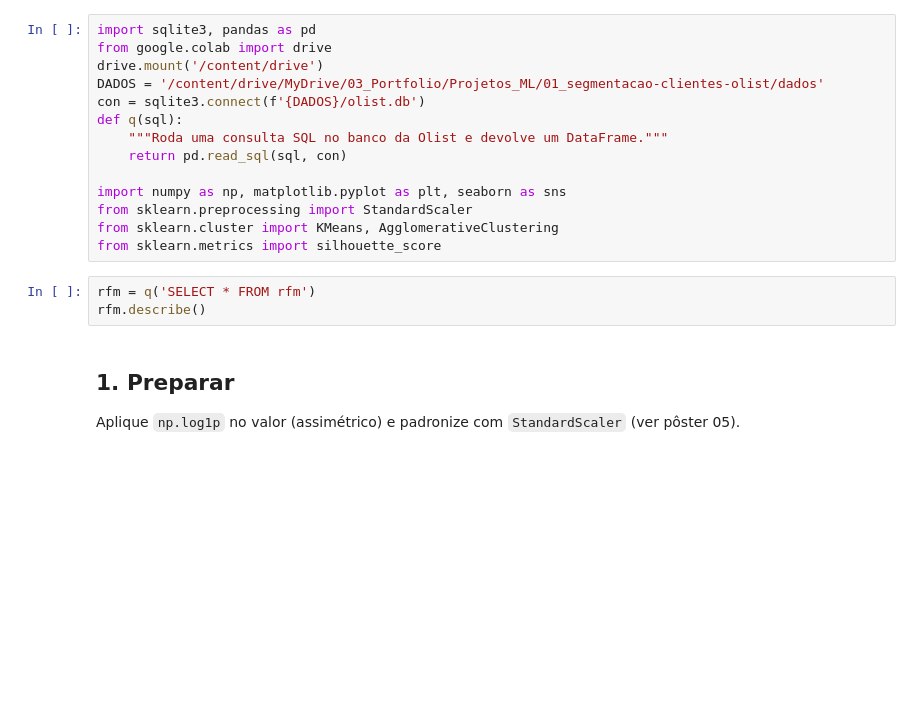
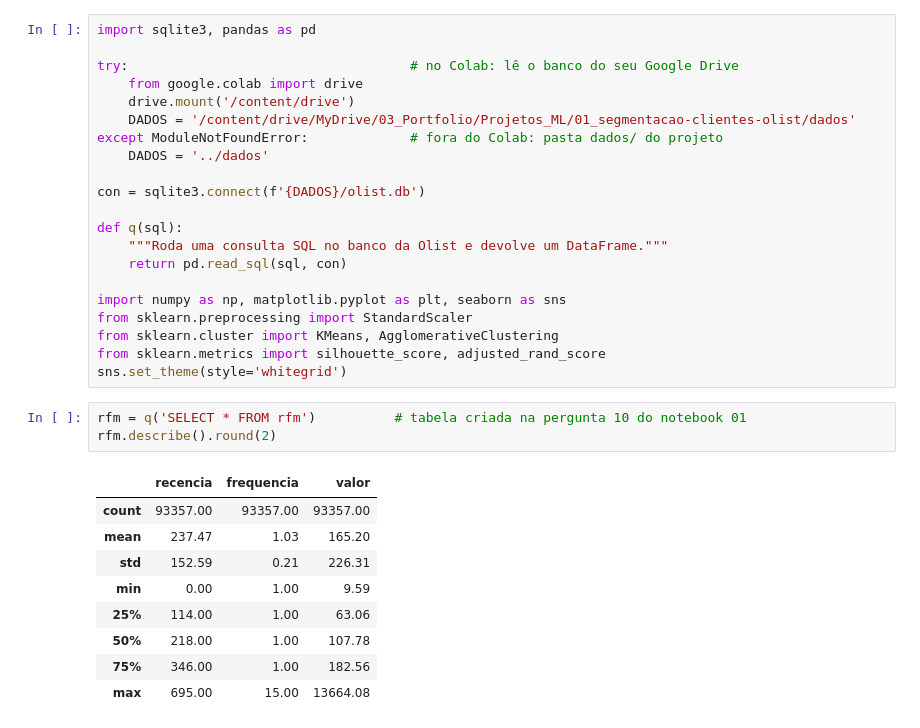
Before and after one commit to jessicapmartins/segmentacao-clientes-olist, a Jupyter notebook: notebooks/03_segmentacao_kmeans.ipynb, the cells around one changed output. Drawn from its saved outputs; the diff is of its cells as text; blank space fills up the shorter version.

```diff
--- a/notebooks/03_segmentacao_kmeans.ipynb
+++ b/notebooks/03_segmentacao_kmeans.ipynb
@@ -8,9 +8,15 @@
 # %%
 import sqlite3, pandas as pd
-from google.colab import drive
-drive.mount('/content/drive')
-DADOS = '/content/drive/MyDrive/03_Portfolio/Projetos_ML/01_segmentacao-clientes-olist/dados'
+
+try:                                    # no Colab: lê o banco do seu Google Drive
+    from google.colab import drive
+    drive.mount('/content/drive')
+    DADOS = '/content/drive/MyDrive/03_Portfolio/Projetos_ML/01_segmentacao-clientes-olist/dados'
+except ModuleNotFoundError:             # fora do Colab: pasta dados/ do projeto
+    DADOS = '../dados'
+
 con = sqlite3.connect(f'{DADOS}/olist.db')
+
 def q(sql):
     """Roda uma consulta SQL no banco da Olist e devolve um DataFrame."""
     return pd.read_sql(sql, con)
@@ -18,10 +24,18 @@ def q(sql):
 import numpy as np, matplotlib.pyplot as plt, seaborn as sns
 from sklearn.preprocessing import StandardScaler
 from sklearn.cluster import KMeans, AgglomerativeClustering
-from sklearn.metrics import silhouette_score
+from sklearn.metrics import silhouette_score, adjusted_rand_score
+sns.set_theme(style='whitegrid')
 # %%
-rfm = q('SELECT * FROM rfm')
-rfm.describe()
+rfm = q('SELECT * FROM rfm')          # tabela criada na pergunta 10 do notebook 01
+rfm.describe().round(2)
+# %% [output]
+|  | recencia | frequencia | valor |
+| count | 93357.00 | 93357.00 | 93357.00 |
+| mean | 237.47 | 1.03 | 165.20 |
+| std | 152.59 | 0.21 | 226.31 |
+| min | 0.00 | 1.00 | 9.59 |
+| 25% | 114.00 | 1.00 | 63.06 |
+| 50% | 218.00 | 1.00 | 107.78 |
+| 75% | 346.00 | 1.00 | 182.56 |
+| max | 695.00 | 15.00 | 13664.08 |
-# %% [markdown]
-## 1. Preparar
-Aplique `np.log1p` no valor (assimétrico) e padronize com `StandardScaler` (ver pôster 05).
```
Also changed, not shown: parts of 20 cells of this notebook, 3 other files.
